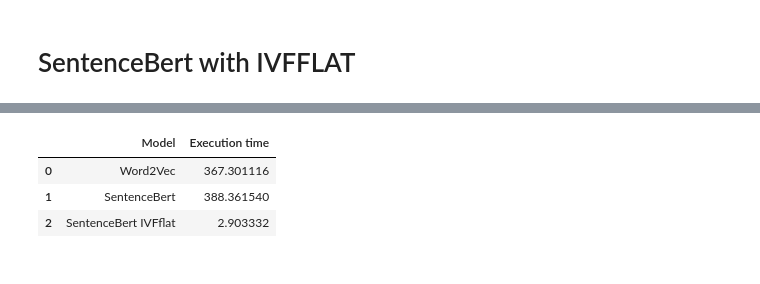
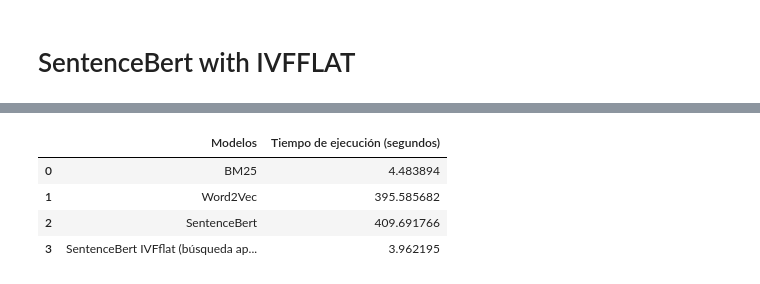
Before and after one commit to toninf/dense_retrieval, a Jupyter notebook: dense_retrieval_wor2vec_sentencerbert.ipynb, the cells around one changed output, grey strips where cells are left out. Drawn from its saved outputs; the diff is of its cells as text; code cells hidden in the pictures.

```diff
--- a/dense_retrieval_wor2vec_sentencerbert.ipynb
+++ b/dense_retrieval_wor2vec_sentencerbert.ipynb
@@ -152,9 +150,12 @@ PyTerrier 0.10.1 has loaded Terrier 5.9 (built by craigm on 2024-05-02 17:40) an
 # %%
 dataset = pt.get_dataset("vaswani")
+start_time = time.time()
 bm25 = pt.BatchRetrieve.from_dataset(dataset, "terrier_stemmed", wmodel="BM25")
 bm25_results = pt.Experiment([bm25], topics_df, qrels_df,
               eval_metrics=["map", "ndcg", "recip_rank", "recall"],
               names=['bm25'])
+end_time = time.time()
+bm25_execution_time = end_time - start_time
 
 word2vec_results = pt.Experiment([word2vec_pipeline], topics_df, qrels_df,
               eval_metrics=["map", "ndcg", "recip_rank", "recall"],
@@ -377,14 +391,15 @@ pd.concat([bm25_results, word2vec_results, results_sentence_bert, results_senten
 # %%
 data = {
-    "Model": ["Word2Vec", "SentenceBert", "SentenceBert IVFflat"],
-    "Execution time": [word2vec_pipeline.get_execution_time(),
-                       sentence_bert_pipeline.get_execution_time(),
-                       sentence_bert_pipeline_ivff.get_execution_time()]
+    "Modelos": ["BM25", "Word2Vec", "SentenceBert", "SentenceBert IVFflat (búsqueda aproximada)"],
+    "Tiempo de ejecución (segundos)": [ bm25_execution_time, word2vec_pipeline.get_execution_time(),
+                                       sentence_bert_pipeline.get_execution_time(),
+                                       sentence_bert_pipeline_ivff.get_execution_time()]
 }
 
 pd.DataFrame(data)
 # %% [output]
-|  | Model | Execution time |
-| 0 | Word2Vec | 367.301116 |
-| 1 | SentenceBert | 388.361540 |
-| 2 | SentenceBert IVFflat | 2.903332 |
+|  | Modelos | Tiempo de ejecución (segundos) |
+| 0 | BM25 | 4.483894 |
+| 1 | Word2Vec | 395.585682 |
+| 2 | SentenceBert | 409.691766 |
+| 3 | SentenceBert IVFflat (búsqueda ap... | 3.962195 |
```
Also changed, not shown: parts of 4 cells of this notebook.
